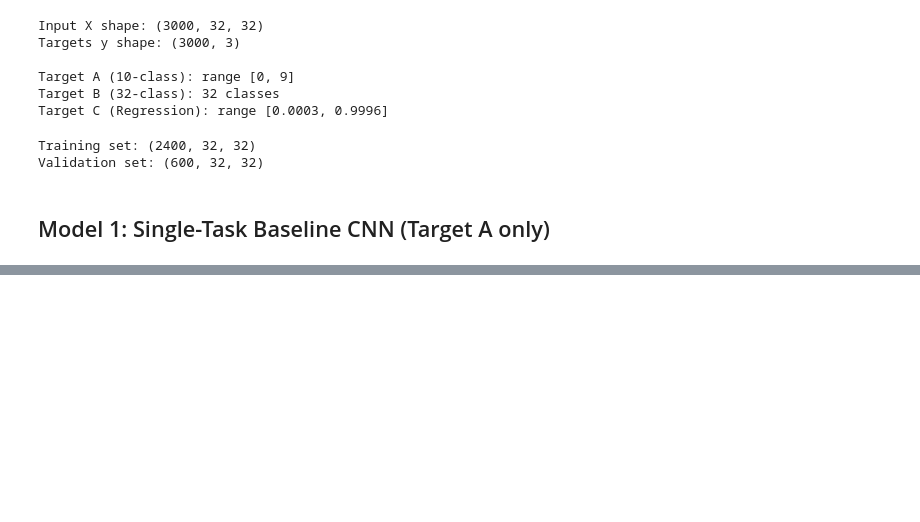
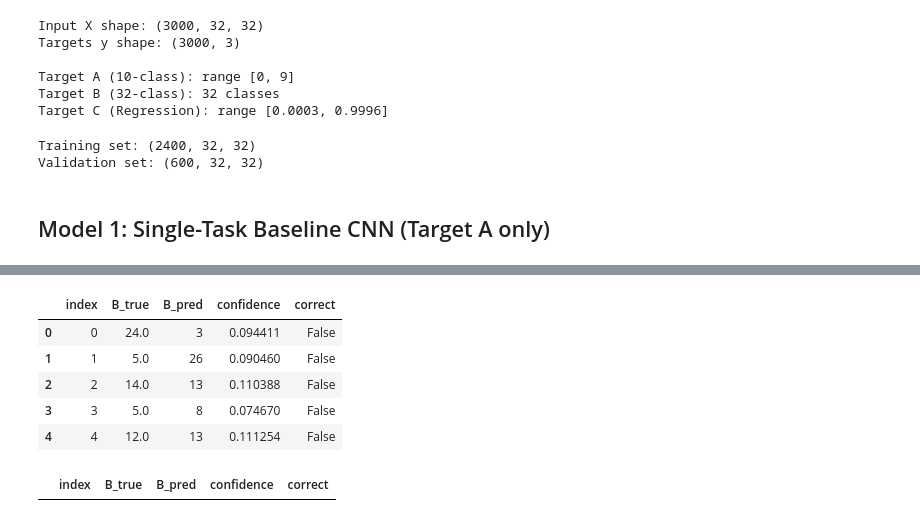
Before and after one commit to mikenk2010/COSC3007_Multi-Task-Learning-MTL, a Jupyter notebook: test_clean.ipynb, the cells around one changed output, grey strips where cells are left out. Saved outputs shown, nothing was run; the diff lists cells and outputs as text; code cells hidden in the pictures; blank space fills up the shorter version.

```diff
--- a/test_clean.ipynb
+++ b/test_clean.ipynb
@@ -939,0 +479,34 @@ print(f"  Best validation - Target C: {min(history_improved.history['val_output_
+# %%
+import numpy as np
+import pandas as pd
+
+
+y_pred_A_labels = np.argmax(y_pred_A, axis=1)
+y_pred_B_labels = np.argmax(y_pred_B, axis=1)
+# Softmax confidence for predicted class
+conf_B = np.max(y_pred_B, axis=1)
+
+df_B = pd.DataFrame({
+    "index": np.arange(len(y_B_val)),
+    "B_true": y_B_val,
+    "B_pred": y_pred_B_labels,
+    "confidence": conf_B,
+    "correct": y_pred_B_labels == y_B_val
+})
+
+df_B.head()
+# %% [output]
+|  | index | B_true | B_pred | confidence | correct |
+| 0 | 0 | 24.0 | 3 | 0.094411 | False |
+| 1 | 1 | 5.0 | 26 | 0.090460 | False |
+| 2 | 2 | 14.0 | 13 | 0.110388 | False |
+| 3 | 3 | 5.0 | 8 | 0.074670 | False |
+| 4 | 4 | 12.0 | 13 | 0.111254 | False |
+# %%
+outliers_confident_wrong = df_B[
+    (~df_B["correct"]) & (df_B["confidence"] > 0.8)
+].sort_values("confidence", ascending=False)
+
+outliers_confident_wrong.head(20)
+# %% [output]
+|  | index | B_true | B_pred | confidence | correct |
```
Also changed, not shown: parts of 14 cells of this notebook, 1 other file.
